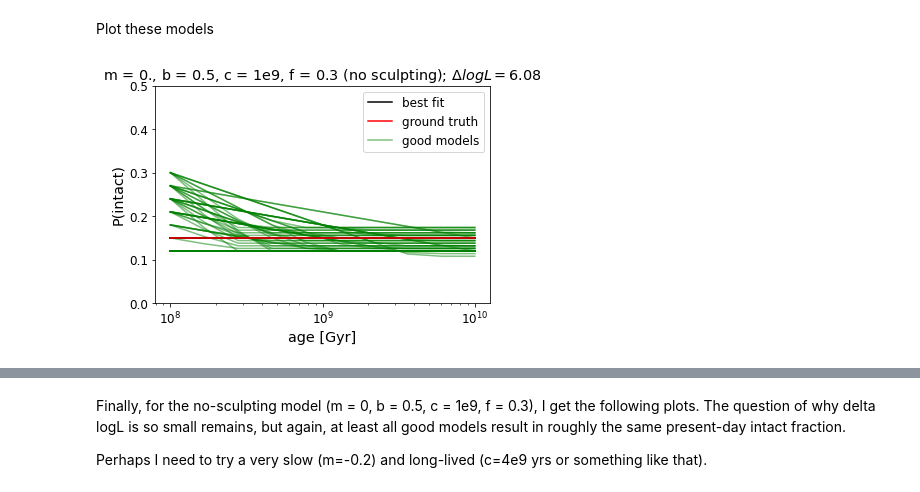
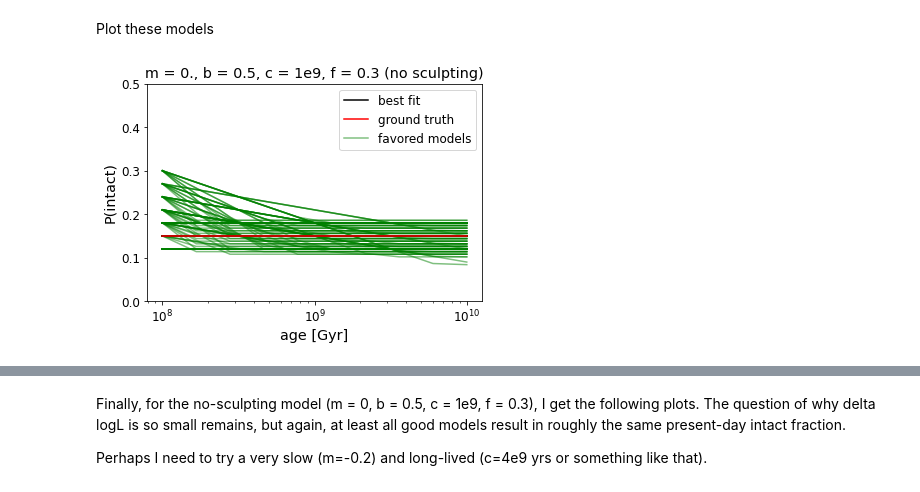
Before and after one commit to exoclam/mastrangelo, a Jupyter notebook: notebooks/injection-recovery.ipynb, the cells around one changed output, grey strips where cells are left out. Cells and saved outputs as stored; diff of their text form; code cells hidden in the pictures.

```diff
--- a/notebooks/injection-recovery.ipynb
+++ b/notebooks/injection-recovery.ipynb
@@ -430,7 +430,7 @@ label_flag = True
 for index, row in good_models.reset_index().iterrows():
     m, b, c, f = row.m, row.b, row.c, row.f
     if label_flag == True:
-        plt.plot(x, build_models(x, m, b, c, f), color='green', zorder=0, label='good models', alpha=0.5)
+        plt.plot(x, build_models(x, m, b, c, f), color='green', zorder=0, label='favored models', alpha=0.5)
     elif label_flag == False:
         plt.plot(x, build_models(x, m, b, c, f), color='green', zorder=0, alpha=0.5)
     label_flag = False
@@ -452,7 +452,7 @@ plt.xlabel('age [Gyr]')
 plt.ylabel('P(intact)')
 plt.title(f'm = -1., b = 0.5, c = 4e9, f = 0.3 (fast sculpting)')
 plt.legend()
-#plt.savefig(path+'figures/inj-rec-fast-models.png', facecolor='white', bbox_inches='tight')
+plt.savefig(path+'figures/inj-rec-fast-models.png', facecolor='white', bbox_inches='tight')
 plt.show()
 # %% [output]
 -0.6 0.0 158489319.0 0.3
@@ -1055,8 +1086,9 @@ print("Ground truth: ", ground_truth)
 #delta_logL = best_logL - ground_truth.logL.to_list()[0]
 delta_logL = np.std(recovery.loc[(np.round(recovery.ms, 1) == -0.6) & (np.round(recovery.bs,1) == 1.) & (np.round(recovery.cs, -8) == 1e9) & (np.round(recovery.fs,1) == 0.3)].logLs)
 print(delta_logL)
+delta_logL = 10.
 
-good_models = model_logLs.loc[np.abs(model_logLs.logL - best_logL) <= 10.]
+good_models = model_logLs.loc[np.abs(model_logLs.logL - best_logL) <= delta_logL]
 print("Some models between best model and ground truth: ")
 print(good_models)
 # %% [output]
@@ -1097,7 +1129,7 @@ label_flag = True
 for index, row in good_models.reset_index().iterrows():
     m, b, c, f = row.m, row.b, row.c, row.f
     if label_flag == True:
-        plt.plot(x, build_models(x, m, b, c, f), color='green', zorder=0, label='good models', alpha=0.5)
+        plt.plot(x, build_models(x, m, b, c, f), color='green', zorder=0, label='favored models', alpha=0.5)
     elif label_flag == False:
         plt.plot(x, build_models(x, m, b, c, f), color='green', zorder=0, alpha=0.5)
     label_flag = False
@@ -1409,12 +1453,11 @@ print("Best model: ", model_logLs.loc[(model_logLs.logL >= best_logL) & (model_l
 
 ground_truth = model_logLs.loc[(model_logLs.m == 0.) & (model_logLs.b == 0.5) & (np.round(model_logLs.c, -8) == 1e9) & (np.round(model_logLs.f,1) == 0.3)]
 print("Ground truth: ", ground_truth)
-#delta_logL = best_logL - ground_truth.logL.to_list()[0]
-delta_logL = np.std(recovery.loc[(np.round(recovery.ms, 1) == 0.) & (np.round(recovery.bs,1) == 0.5) & (np.round(recovery.cs, -8) == 1e9) & (np.round(recovery.fs,1) == 0.3)].logLs)
+delta_logL = 10.
 
-good_models = model_logLs.loc[np.abs(model_logLs.logL - best_logL) < delta_logL]
+good_models = model_logLs.loc[np.abs(model_logLs.logL - best_logL) <= delta_logL]
 print("Some models between best model and ground truth: ")
-print(good_models.head())
+print(good_models)
 # %% [output]
 Best model:          m    b            c    f  \
 6642  0.0  0.5  630957344.0  0.3
@@ -1454,32 +1481,33 @@ Plot these models
 # %%
 x = np.logspace(8, 10, 10)
 
 # best model
 best_model = model_logLs.loc[(model_logLs.logL >= best_logL) & (model_logLs.logL < 0.)]
 m, b, c, f = best_model.m.to_list()[0], best_model.b.to_list()[0], best_model.c.to_list()[0], best_model.f.to_list()[0]
 plt.plot(x, build_models(x, m, b, c, f), label='best fit', color='k')
 
 # ground truth
 m, b, c, f = ground_truth.m.to_list()[0], ground_truth.b.to_list()[0], ground_truth.c.to_list()[0], ground_truth.f.to_list()[0]
 plt.plot(x, build_models(x, m, b, c, f), label='ground truth', color='r')
 
 # models as good as or better than ground truth
 good_models = good_models.drop_duplicates(subset=['m','b','c','f'])
 label_flag = True
 for index, row in good_models.reset_index().iterrows():
     m, b, c, f = row.m, row.b, row.c, row.f
     if label_flag == True:
-        plt.plot(x, build_models(x, m, b, c, f), color='green', zorder=0, label='good models', alpha=0.5)
+        plt.plot(x, build_models(x, m, b, c, f), color='green', zorder=0, label='favored models', alpha=0.5)
     elif label_flag == False:
         plt.plot(x, build_models(x, m, b, c, f), color='green', zorder=0, alpha=0.5)
     label_flag = False
 
 plt.xscale('log')
 plt.ylim([0, 0.5])
 plt.xlabel('age [Gyr]')
 plt.ylabel('P(intact)')
-plt.title(f'm = 0., b = 0.5, c = 1e9, f = 0.3 (no sculpting); $\Delta logL = {np.round(delta_logL,2)}$')
+plt.title(f'm = 0., b = 0.5, c = 1e9, f = 0.3 (no sculpting)')
 plt.legend()
+plt.savefig(path+'figures/inj-rec-no-models.png', facecolor='white', bbox_inches='tight')
 plt.show()
 # %% [output]
-[figure, old version]
+[figure, new version]
```
Also changed, not shown: parts of 19 cells of this notebook, 2 other files.
